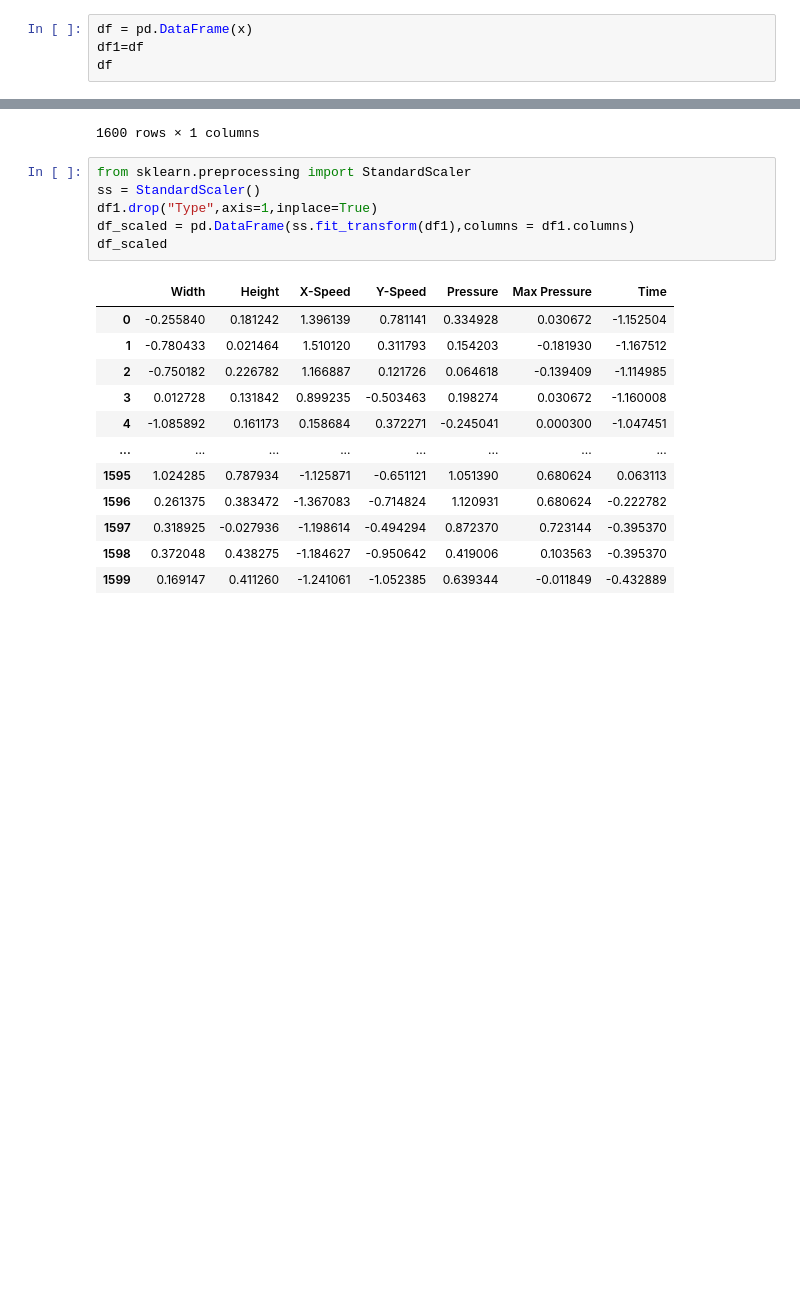
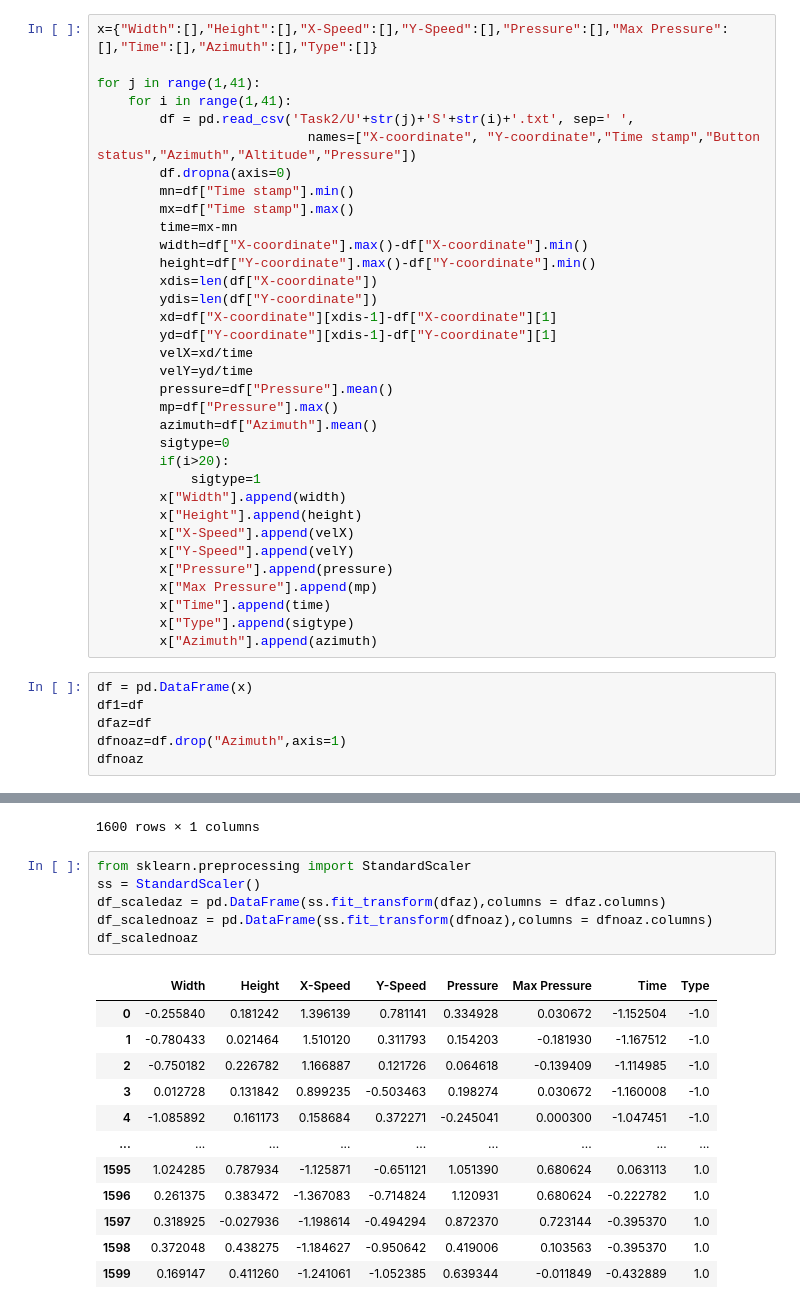
Before and after one commit to sherlockwayne/Signature-Recognition, a Jupyter notebook: Untitled9.ipynb, the cells around one changed output, grey strips where cells are left out. Drawn from its saved outputs; the diff is of its cells as text; blank space fills up the shorter version.

```diff
--- a/Untitled9.ipynb
+++ b/Untitled9.ipynb
@@ -33,10 +33,46 @@ for j in range(1,41):
         x["Max Pressure"].append(mp)
         x["Time"].append(time)
         x["Type"].append(sigtype)
+# %%
+x={"Width":[],"Height":[],"X-Speed":[],"Y-Speed":[],"Pressure":[],"Max Pressure":[],"Time":[],"Azimuth":[],"Type":[]}
+
+for j in range(1,41):
+    for i in range(1,41):
+        df = pd.read_csv('Task2/U'+str(j)+'S'+str(i)+'.txt', sep=' ',
+                           names=["X-coordinate", "Y-coordinate","Time stamp","Button status","Azimuth","Altitude","Pressure"])
+        df.dropna(axis=0)
+        mn=df["Time stamp"].min()
+        mx=df["Time stamp"].max()
+        time=mx-mn
+        width=df["X-coordinate"].max()-df["X-coordinate"].min()
+        height=df["Y-coordinate"].max()-df["Y-coordinate"].min()
+        xdis=len(df["X-coordinate"])
+        ydis=len(df["Y-coordinate"])
+        xd=df["X-coordinate"][xdis-1]-df["X-coordinate"][1]
+        yd=df["Y-coordinate"][xdis-1]-df["Y-coordinate"][1]
+        velX=xd/time
+        velY=yd/time
+        pressure=df["Pressure"].mean()
+        mp=df["Pressure"].max()
+        azimuth=df["Azimuth"].mean()
+        sigtype=0
+        if(i>20):
+            sigtype=1
+        x["Width"].append(width)
+        x["Height"].append(height)
+        x["X-Speed"].append(velX)
+        x["Y-Speed"].append(velY)
+        x["Pressure"].append(pressure)
+        x["Max Pressure"].append(mp)
+        x["Time"].append(time)
+        x["Type"].append(sigtype)
+        x["Azimuth"].append(azimuth)
 # %%
 df = pd.DataFrame(x)
 df1=df
-df
+dfaz=df
+dfnoaz=df.drop("Azimuth",axis=1)
+dfnoaz
 # %% [output]
 |  | Width | Height | X-Speed | Y-Speed | Pressure | Max Pressure | Time | Type |
 | 0 | 8182 | 3641.0 | 3.241749 | -0.165842 | 628.464286 | 837.0 | 1212.0 | 0 |
@@ -72,19 +108,19 @@ y
 # %%
 from sklearn.preprocessing import StandardScaler
 ss = StandardScaler()
-df1.drop("Type",axis=1,inplace=True)
-df_scaled = pd.DataFrame(ss.fit_transform(df1),columns = df1.columns)
-df_scaled
+df_scaledaz = pd.DataFrame(ss.fit_transform(dfaz),columns = dfaz.columns)
+df_scalednoaz = pd.DataFrame(ss.fit_transform(dfnoaz),columns = dfnoaz.columns)
+df_scalednoaz
 # %% [output]
-|  | Width | Height | X-Speed | Y-Speed | Pressure | Max Pressure | Time |
-| 0 | -0.255840 | 0.181242 | 1.396139 | 0.781141 | 0.334928 | 0.030672 | -1.152504 |
-| 1 | -0.780433 | 0.021464 | 1.510120 | 0.311793 | 0.154203 | -0.181930 | -1.167512 |
-| 2 | -0.750182 | 0.226782 | 1.166887 | 0.121726 | 0.064618 | -0.139409 | -1.114985 |
-| 3 | 0.012728 | 0.131842 | 0.899235 | -0.503463 | 0.198274 | 0.030672 | -1.160008 |
-| 4 | -1.085892 | 0.161173 | 0.158684 | 0.372271 | -0.245041 | 0.000300 | -1.047451 |
-| ... | ... | ... | ... | ... | ... | ... | ... |
-| 1595 | 1.024285 | 0.787934 | -1.125871 | -0.651121 | 1.051390 | 0.680624 | 0.063113 |
-| 1596 | 0.261375 | 0.383472 | -1.367083 | -0.714824 | 1.120931 | 0.680624 | -0.222782 |
-| 1597 | 0.318925 | -0.027936 | -1.198614 | -0.494294 | 0.872370 | 0.723144 | -0.395370 |
-| 1598 | 0.372048 | 0.438275 | -1.184627 | -0.950642 | 0.419006 | 0.103563 | -0.395370 |
-| 1599 | 0.169147 | 0.411260 | -1.241061 | -1.052385 | 0.639344 | -0.011849 | -0.432889 |
+|  | Width | Height | X-Speed | Y-Speed | Pressure | Max Pressure | Time | Type |
+| 0 | -0.255840 | 0.181242 | 1.396139 | 0.781141 | 0.334928 | 0.030672 | -1.152504 | -1.0 |
+| 1 | -0.780433 | 0.021464 | 1.510120 | 0.311793 | 0.154203 | -0.181930 | -1.167512 | -1.0 |
+| 2 | -0.750182 | 0.226782 | 1.166887 | 0.121726 | 0.064618 | -0.139409 | -1.114985 | -1.0 |
+| 3 | 0.012728 | 0.131842 | 0.899235 | -0.503463 | 0.198274 | 0.030672 | -1.160008 | -1.0 |
+| 4 | -1.085892 | 0.161173 | 0.158684 | 0.372271 | -0.245041 | 0.000300 | -1.047451 | -1.0 |
+| ... | ... | ... | ... | ... | ... | ... | ... | ... |
+| 1595 | 1.024285 | 0.787934 | -1.125871 | -0.651121 | 1.051390 | 0.680624 | 0.063113 | 1.0 |
+| 1596 | 0.261375 | 0.383472 | -1.367083 | -0.714824 | 1.120931 | 0.680624 | -0.222782 | 1.0 |
+| 1597 | 0.318925 | -0.027936 | -1.198614 | -0.494294 | 0.872370 | 0.723144 | -0.395370 | 1.0 |
+| 1598 | 0.372048 | 0.438275 | -1.184627 | -0.950642 | 0.419006 | 0.103563 | -0.395370 | 1.0 |
+| 1599 | 0.169147 | 0.411260 | -1.241061 | -1.052385 | 0.639344 | -0.011849 | -0.432889 | 1.0 |
```
Also changed, not shown: parts of 26 cells of this notebook.
